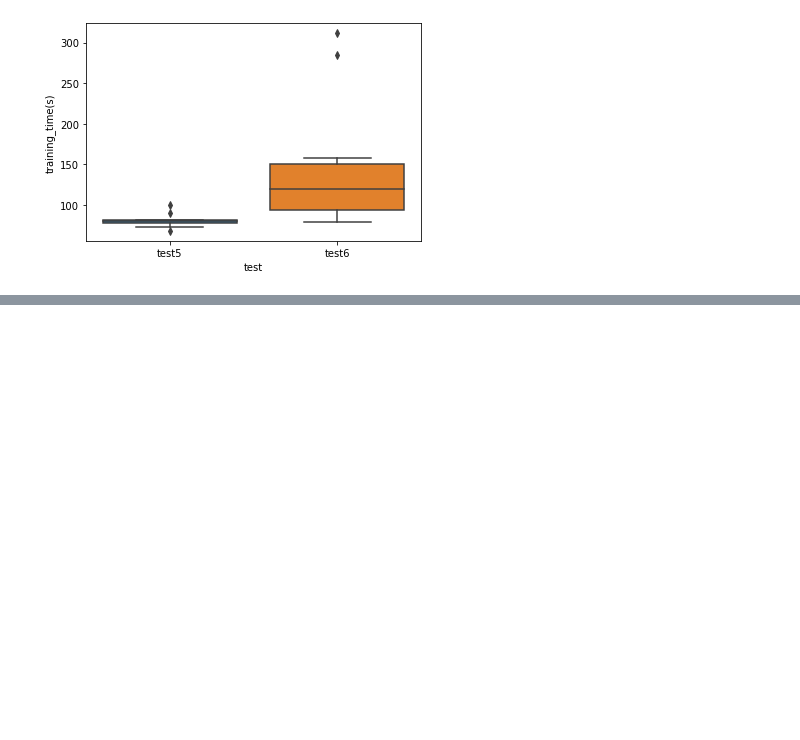
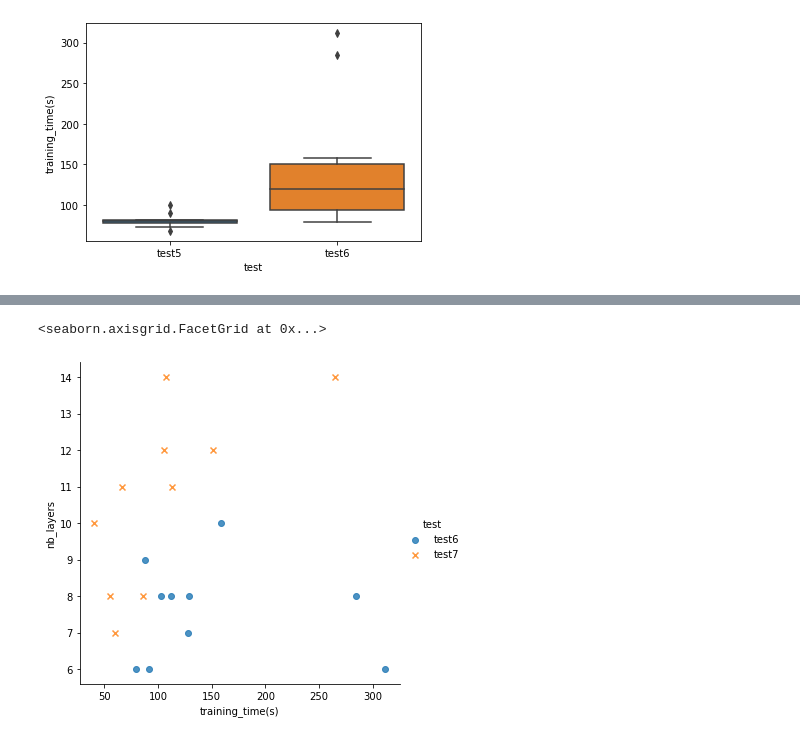
Before and after one commit to AntoineGr1/Memoire_code, a Jupyter notebook: analys_architecture.ipynb, the cells around one changed output, grey strips where cells are left out. Saved outputs shown, nothing was run; the diff lists cells and outputs as text; code cells hidden in the pictures; blank space fills up the shorter version.

```diff
--- a/analys_architecture.ipynb
+++ b/analys_architecture.ipynb
@@ -526,0 +581,12 @@ sns.boxplot(y='training_time(s)', x='test', data=test5vs6)
+# %%
+sns.lmplot(
+    x='training_time(s)',
+    y='nb_layers',
+    data=test6vs7,
+    hue='test',
+    fit_reg=False,
+    markers=["o", "x"]
+)
+# %% [output]
+<seaborn.axisgrid.FacetGrid at 0x...>
+[figure, added]
```
Also changed, not shown: parts of 24 cells of this notebook, 34 other files.
